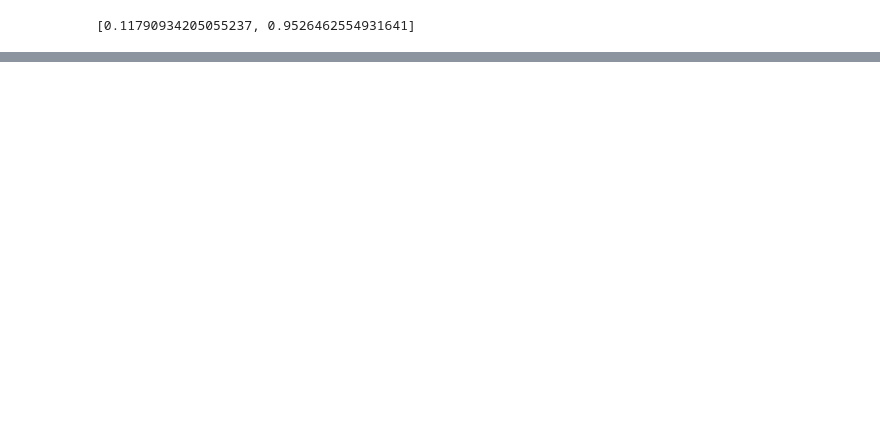
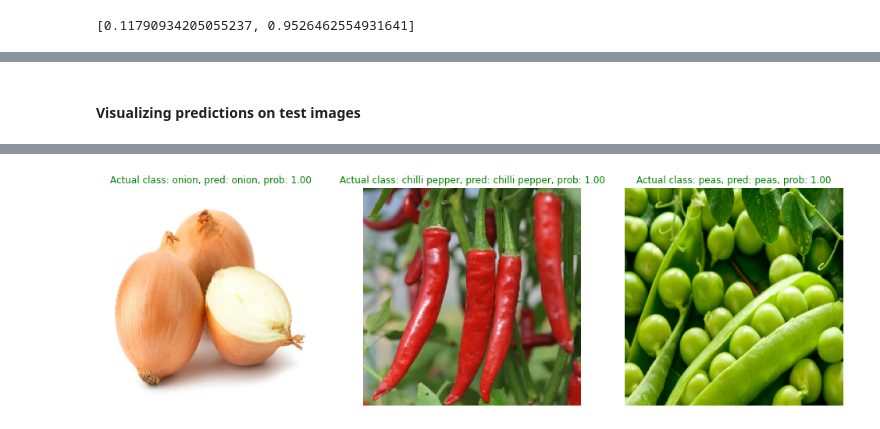
Before and after one commit to Diksha-Shah/AMDL, a Jupyter notebook: DL_Math_2.ipynb, the cells around one changed output, grey strips where cells are left out. Drawn from its saved outputs; the diff is of its cells as text; code cells hidden in the pictures; blank space fills up the shorter version.

```diff
--- a/DL_Math_2.ipynb
+++ b/DL_Math_2.ipynb
@@ -777,0 +1057,51 @@ all_classes_fine_tune_results
+# %% [markdown]
+#### Visualizing predictions on test images
+# %%
+# Create a function to load and prepare images
+def load_and_prep_image(filename, img_size=224, scale=True):
+
+    # Read in the image
+    img = tf.io.read_file(filename=filename)
+
+    # Decode image into tensor
+    img = tf.io.decode_image(img, channels=3)
+
+    # Resize the image
+    img = tf.image.resize(img, [img_size, img_size])
+
+    # Scaling
+    if scale:
+        # Rescale the image
+        return img/255.
+    else:
+        return img
+# %%
+# visualize test images
+
+# Make preds on series of random images
+import os
+import random
+
+plt.figure(figsize=(17, 10))
+for i in range(3):
+    # Choose a random image from random class
+    class_name = random.choice(class_names)
+    filename = random.choice(os.listdir(test_dir + "/" + class_name))
+    filepath = test_dir + "/" + class_name + "/" + filename
+
+    # Load the images and make predictions
+    img = load_and_prep_image(filepath, scale=False)
+    img_expanded = tf.expand_dims(img, axis=0)
+    pred_prob = loaded_model.predict(img_expanded)
+    pred_class = class_names[pred_prob.argmax()]
+
+    # Plot the images
+    plt.subplot(1, 3, i+1)
+    plt.imshow(img/255)
+    if class_name == pred_class:
+        title_color = "g"
+    else:
+        title_color = "r"
+    plt.title(f"Actual class: {class_name}, pred: {pred_class}, prob: {pred_prob.max():.2f}", c=title_color)
+    plt.axis(False);
+# %% [output]
@@ -777,0 +1111 @@ all_classes_fine_tune_results
+[figure, added]
```
Also changed, not shown: parts of 44 cells of this notebook, 1 other file.
